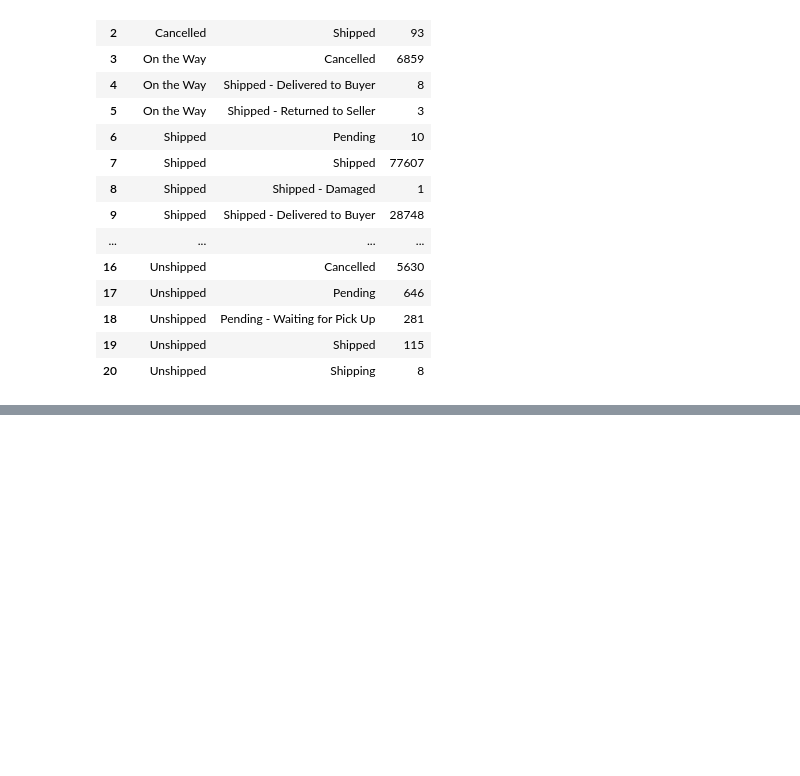
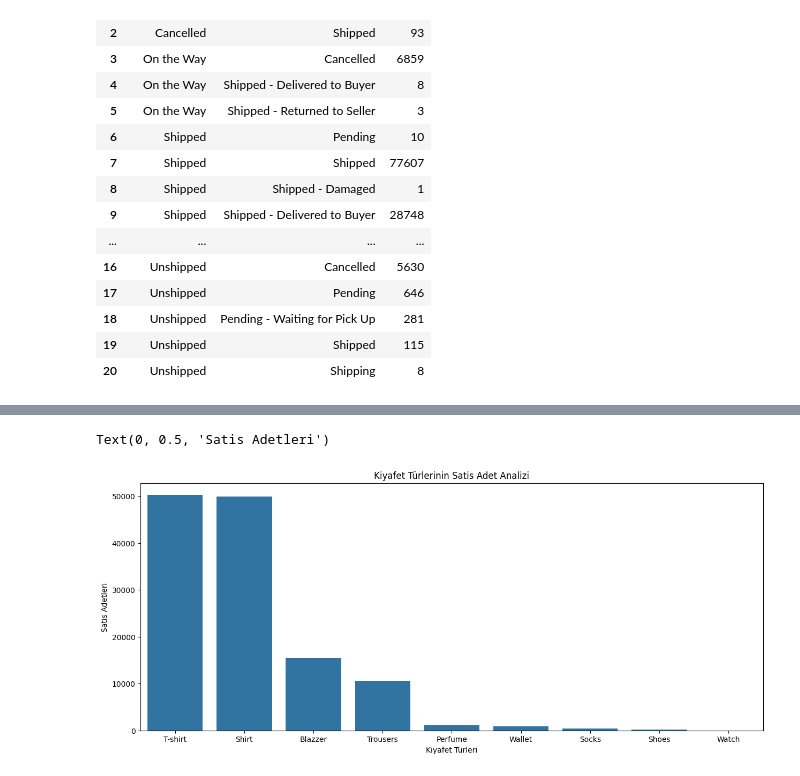
Before and after one commit to KisiselMertProjeleri/Amazon_Sales_Dataset_Project, a Jupyter notebook: amazon_sales.ipynb, the cells around one changed output, grey strips where cells are left out. Drawn from its saved outputs; the diff is of its cells as text; code cells hidden in the pictures; blank space fills up the shorter version.

```diff
--- a/amazon_sales.ipynb
+++ b/amazon_sales.ipynb
@@ -446,0 +491,12 @@ Text(0, 0.5, 'Siparis Adetleri')
+# %%
+kiyafet_türleri = df.groupby('Category').size().reset_index(name = 'Satis Adetleri').sort_values(by = 'Satis Adetleri', ascending = False)
+kiyafet_türleri.to_csv('/workspaces/Amazon_Sales_Dataset_Project/output/output_csv/ürün_satis_adet.csv')
+# %%
+plt.figure(figsize = (15, 6))
+sns.barplot(x = 'Category', y = 'Satis Adetleri', data = kiyafet_türleri)
+plt.title('Kiyafet Türlerinin Satis Adet Analizi')
+plt.xlabel('Kiyafet Türleri')
+plt.ylabel('Satis Adetleri')
+# %% [output]
+Text(0, 0.5, 'Satis Adetleri')
+[figure, added]
```
Also changed, not shown: parts of 5 cells of this notebook, 2 other files.
